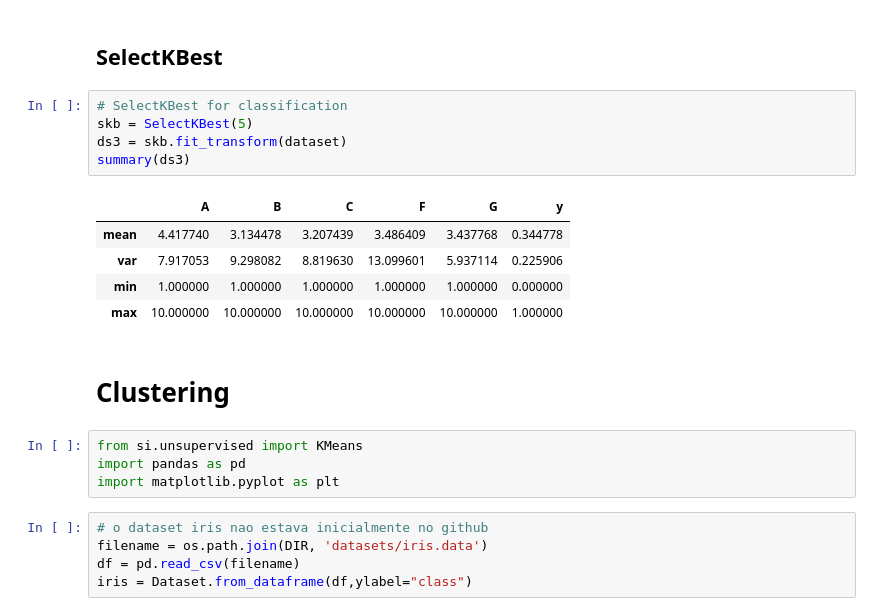
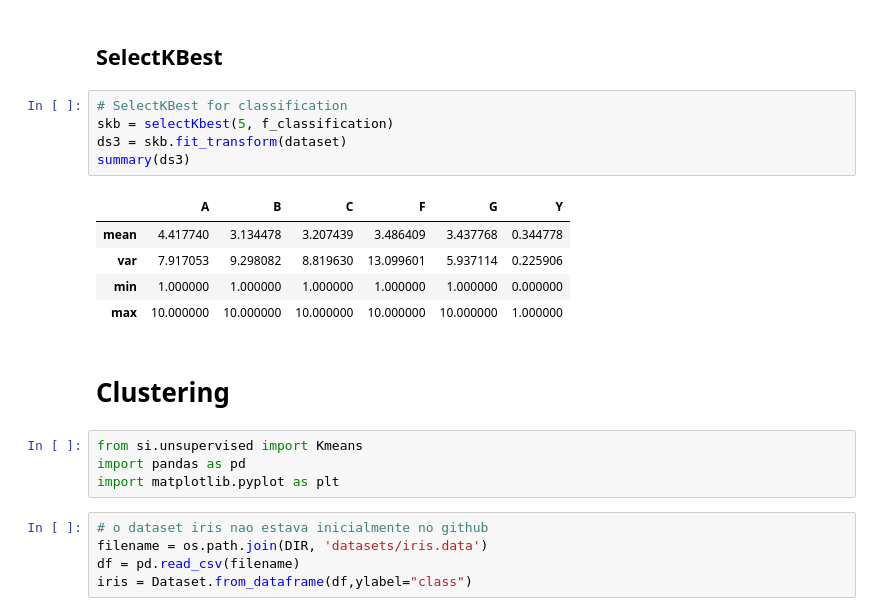
Before and after one commit to mpereira19/Si, a Jupyter notebook: scripts/eval1.ipynb, the cells around one changed output. Cells and saved outputs as stored; diff of their text form.

```diff
--- a/scripts/eval1.ipynb
+++ b/scripts/eval1.ipynb
@@ -90,11 +87,11 @@ summary(ds2)
 ## SelectKBest
 # %%
 # SelectKBest for classification
-skb = SelectKBest(5)
+skb = selectKbest(5, f_classification)
 ds3 = skb.fit_transform(dataset)
 summary(ds3)
 # %% [output]
-|  | A | B | C | F | G | y |
+|  | A | B | C | F | G | Y |
 | mean | 4.417740 | 3.134478 | 3.207439 | 3.486409 | 3.437768 | 0.344778 |
 | var | 7.917053 | 9.298082 | 8.819630 | 13.099601 | 5.937114 | 0.225906 |
 | min | 1.000000 | 1.000000 | 1.000000 | 1.000000 | 1.000000 | 0.000000 |
@@ -102,7 +99,7 @@ summary(ds3)
 # %% [markdown]
 # Clustering
 # %%
-from si.unsupervised import KMeans
+from si.unsupervised import Kmeans
 import pandas as pd
 import matplotlib.pyplot as plt
 # %%
```
Also changed, not shown: parts of 14 cells of this notebook, 7 other files.
